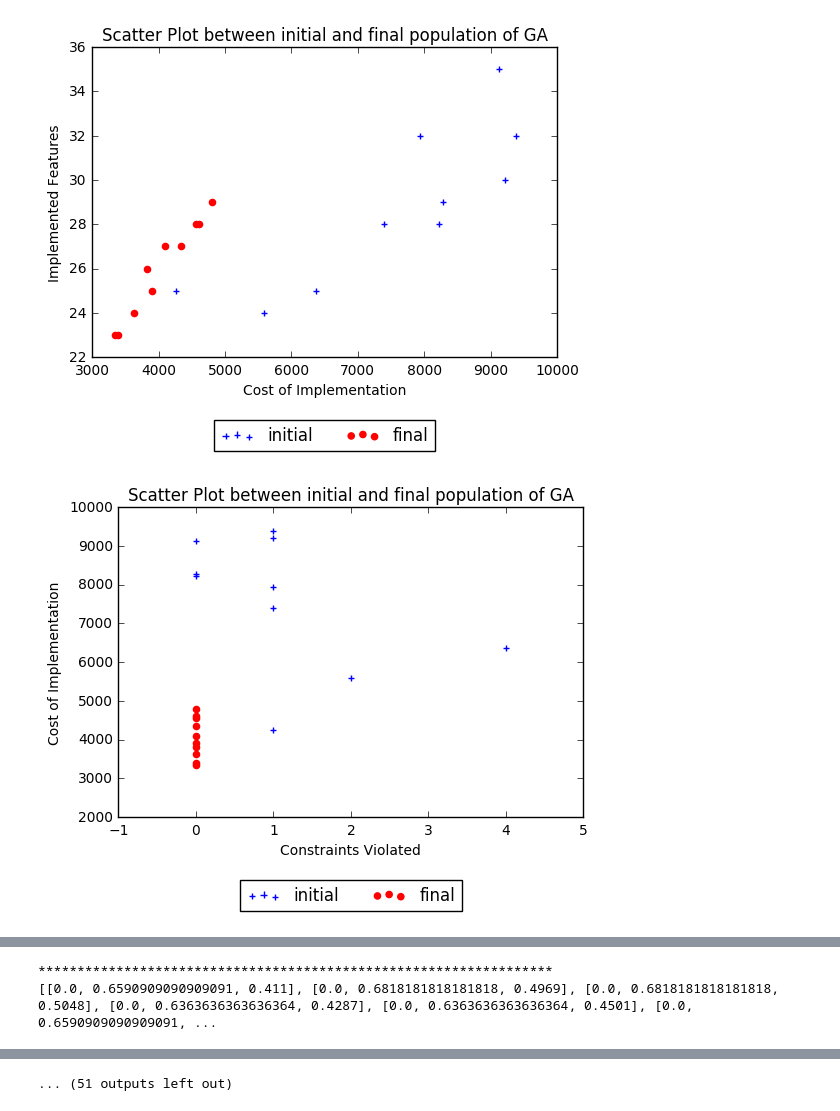
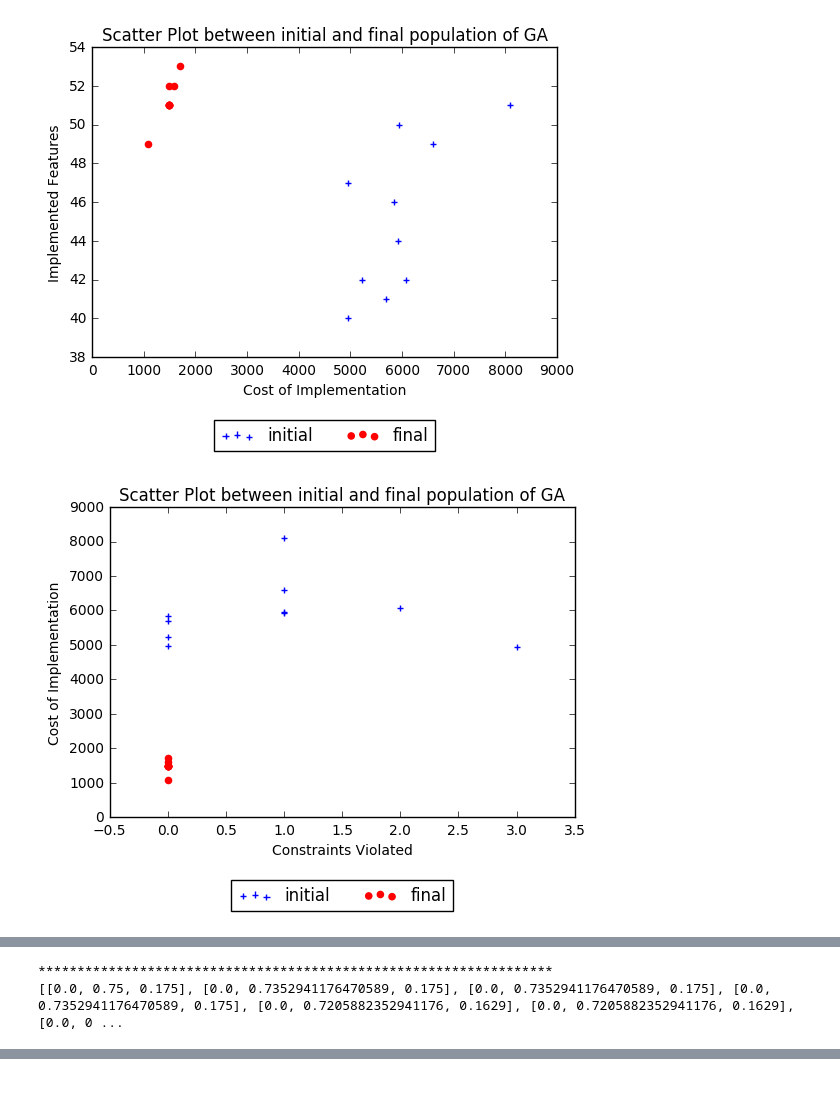
Before and after one commit to arjunaugustine/fss16ASE, a Jupyter notebook: _project/Model.ipynb, the cells around one changed output, grey strips where cells are left out. Cells and saved outputs as stored; diff of their text form; code cells hidden in the pictures.

```diff
--- a/_project/Model.ipynb
+++ b/_project/Model.ipynb
@@ -445,7 +448,7 @@ models = ['Linux.xml', 'Bike.xml', 'eCommerce.xml', 'bankingsw.xml',
 models_temp = ['eCommerce.xml']
 
 
-problems = [Problem(splot, 10000) for splot in models]
+problems = [Problem(splot, 10000) for splot in models_temp]
 for problem in problems:
 
     problem.details()
@@ -497,2 +500,2 @@ Final
-[figure, old version]
+[figure, new version]
-[figure, old version]
+[figure, new version]
@@ -500,2 +503,2 @@ Final
 ******************************************************************
-[[0.0, 0.6590909090909091, 0.411], [0.0, 0.6818181818181818, 0.4969], [0.0, 0.6818181818181818, 0.5048], [0.0, 0.6363636363636364, 0.4287], [0.0, 0.6363636363636364, 0.4501], [0.0, 0.6590909090909091, ...
+[[0.0, 0.75, 0.175], [0.0, 0.7352941176470589, 0.175], [0.0, 0.7352941176470589, 0.175], [0.0, 0.7352941176470589, 0.175], [0.0, 0.7205882352941176, 0.1629], [0.0, 0.7205882352941176, 0.1629], [0.0, 0 ...
@@ -524,4 +506,3 @@ Final
-... (51 outputs left out)
 # %%
 problem = Problem('Linux.xml', 10000)
 problem.details()
```
Also changed, not shown: parts of 4 cells of this notebook, 2 other files.
